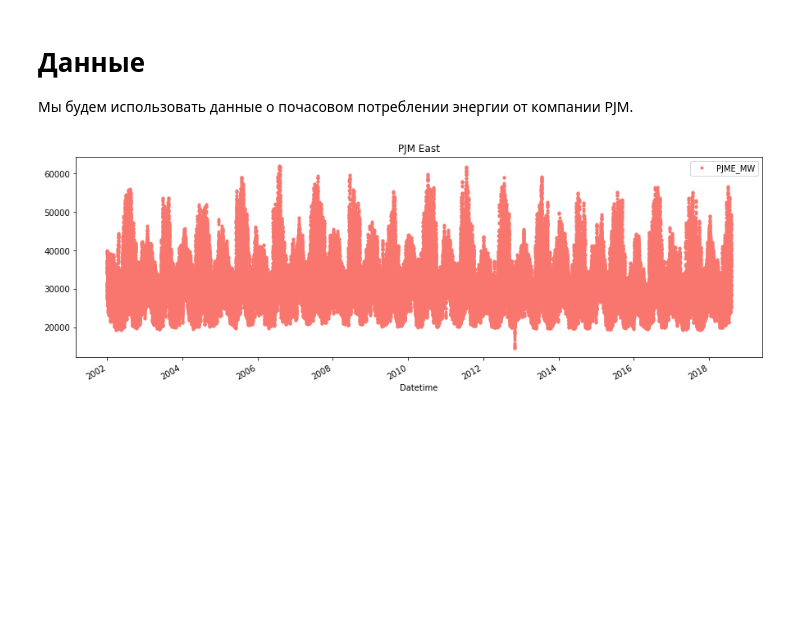
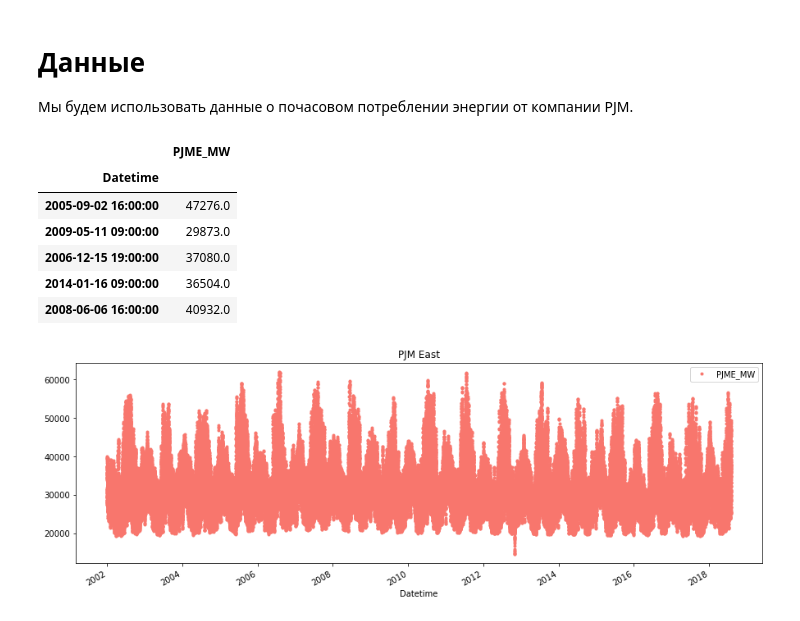
Before and after one commit to asyachin/SF_DS_ML, a Jupyter notebook: DS_ML15_TimeSeries/time-series-xgboost.ipynb, the cells around one changed output. Drawn from its saved outputs; the diff is of its cells as text; code cells hidden in the pictures; blank space fills up the shorter version.

```diff
--- a/DS_ML15_TimeSeries/time-series-xgboost.ipynb
+++ b/DS_ML15_TimeSeries/time-series-xgboost.ipynb
@@ -43,6 +43,16 @@ zip_filename = os.path.basename(url)[:-5]
 zip_to_csv(file_dir + zip_filename)
 # %%
 pjme = pd.read_csv(file_dir +'PJME_hourly.csv', index_col=[0], parse_dates=[0])
+# %%
+pjme.sample(5)
+# %% [output]
+|  | PJME_MW |
+| Datetime |  |
+| 2005-09-02 16:00:00 | 47276.0 |
+| 2009-05-11 09:00:00 | 29873.0 |
+| 2006-12-15 19:00:00 | 37080.0 |
+| 2014-01-16 09:00:00 | 36504.0 |
+| 2008-06-06 16:00:00 | 40932.0 |
 # %%
 color_pal = ["#F8766D", "#D39200", "#93AA00", "#00BA38", "#00C19F", "#00B9E3", "#619CFF", "#DB72FB"]
 _ = pjme.plot(style='.', figsize=(15,5), color=color_pal[0], title='PJM East')
```
Also changed, not shown: 8 other files.
